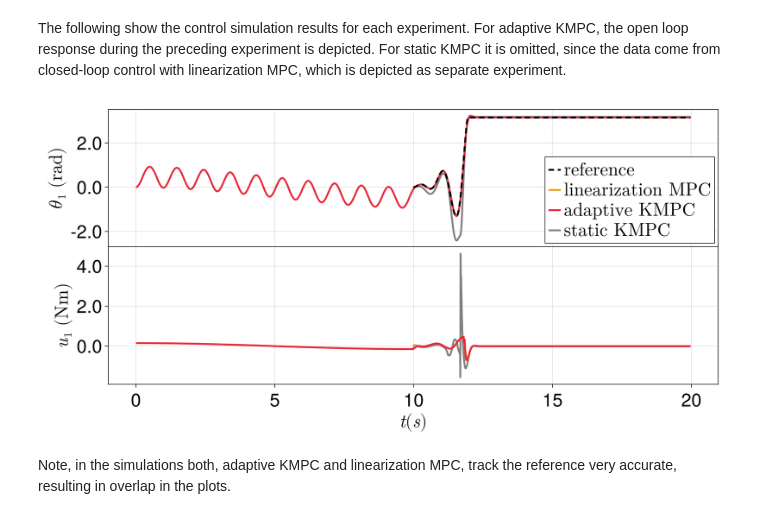
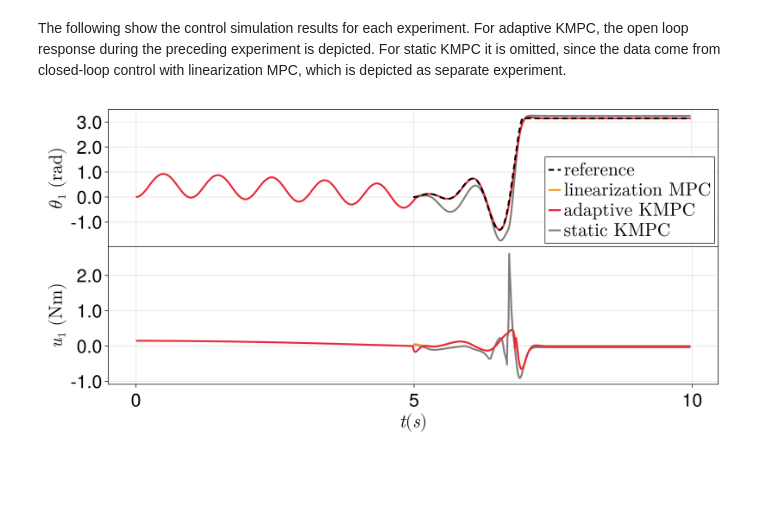
Before and after one commit to adrianodelr/adaptive-koopman-mpc, a Jupyter notebook: src/reference_tracking_single_pendulum.ipynb, the cells around one changed output. Drawn from its saved outputs; the diff is of its cells as text; code cells hidden in the pictures; blank space fills up the shorter version.

```diff
--- a/src/reference_tracking_single_pendulum.ipynb
+++ b/src/reference_tracking_single_pendulum.ipynb
@@ -39,7 +39,7 @@ c1_func(x) = cos(x[1])
 dict = Dictionary([θ1_func, ω1_func, s1_func, c1_func, ω1s1_func, ω1c1_func])
 
 # EDMD parameters
-Nb = 1000                                                     # length of circular buffer, containing data used for EDMD
+Nb = 500                                                      # length of circular buffer, containing data used for EDMD
 edmd_param = EDMDParameters(m_dof, Nb, dict);                 # circular buffer is created within this struct
 
 # Controller parameters
@@ -72,7 +72,7 @@ end
 update_buffer!(X_p, U_p, T_p, akmpc_ctrl)
 
 # Reference tracking
-N = 1000                                                                    # duration of the tracking process is given by h*(N-1) (when the reference trajectory ends, the controller will track the last state)
+N = 500                                                                     # duration of the tracking process is given by h*(N-1) (when the reference trajectory ends, the controller will track the last state)
 X_a = zeros(sp.n, N)
 U_a = zeros(m_dof, N-1)
 T_a = 0:h:h*(N-1)
@@ -90,12 +90,11 @@ Next, **linearization MPC** is carried out. Since the controller relies on model
 Q_l = [1;zeros(1)]*1                        # weights on tracking error (with these weights, emphasis is put only on tracking of the joint angle θ1)
 Qf_l = [1;zeros(1)]*1                       # weights on tracking error, final state
 
-lmpc_ctrl = linearizationMPC(sp, Q_l, Qf_l, R, X_ref, H, constr, h);                 # build linearization controller
+lmpc_ctrl = linearizationMPC(sp, Q_l, Qf_l, R, X_ref, H, constr, h);        # build linearization controller
 
 
 # Reference tracking
 x0 = [0,0]                                                                  # initial state
-N = 1000                                                                    # duration of the tracking process is given by h*(N-1) (when the reference trajectory ends, the controller will track the last state)
 X_l = zeros(sp.n, N)
 U_l = zeros(m_dof, N-1)
 T_l = 0:h:h*(N-1)
@@ -135,23 +132,21 @@ end
 # %% [markdown]
 The following show the control simulation results for each experiment. For adaptive KMPC, the open loop response during the preceding experiment is depicted. For static KMPC it is omitted, since the data come from closed-loop control with linearization MPC, which is depicted as separate experiment.
 # %%
-# (pay attention to execute this cell only once!)
-# append data from predecing experiment and actual tracking process for adaptive KMPC
-X_a = [X_p X_a[:,2:end]]
-U_a = [U_p U_a]
-T_a = [T_p;T_a[2:end].+T_p[end]]
+let X_a=X_a, U_a=U_a, X_s=X_s, U_s=U_s, X_l=X_l, U_l=U_l, X_ref=X_ref, T_a=T_a, T_l=T_l, T_s=T_s, T_ref=T_ref
+    # append data from predecing experiment and actual tracking process for adaptive KMPC
+    X_a = [X_p X_a[:,2:end]]
+    U_a = [U_p U_a]
+    T_a = [T_p;T_a[2:end].+T_p[end]]
 
-# for linearization MPC and static KMPC and reference add time of preceding experiment of adaptive KMPC, such that tracking results are chronologically
-T_l = T_l.+T_p[end]
-T_s = T_s.+T_p[end]
-T_ref = T_ref.+T_p[end]
+    # for linearization MPC and static KMPC and reference add time of preceding experiment of adaptive KMPC, such that tracking results are chronologically
+    T_l = T_l.+T_p[end]
+    T_s = T_s.+T_p[end]
+    T_ref = T_ref.+T_p[end]
 
-# extend reference, since controllers tracked final state (X_ref[end]) after T_ref passed in the simulated experiments
-X_ref = [X_ref X_ref[:,end]]
-T_ref = [T_ref; T_s[end]];
+    # extend reference, since controllers tracked final state (X_ref[end]) after T_ref passed in the simulated experiments
+    X_ref = [X_ref X_ref[:,end]]
+    T_ref = [T_ref; T_s[end]];
+    fig = plot_tracking_results((X_a, U_a, T_a), (X_s, U_s, T_s),  (X_l, U_l, T_l), (X_ref, T_ref))
+end
+# %% [output]
+[figure, added]
-# %%
-fig = plot_tracking_results((X_a, U_a, T_a), (X_s, U_s, T_s),  (X_l, U_l, T_l), (X_ref, T_ref))
-# %% [output]
-[figure, removed]
-# %% [markdown]
-Note, in the simulations both, adaptive KMPC and linearization MPC, track the reference very accurate, resulting in overlap in the plots.
```
Also changed, not shown: parts of 3 cells of this notebook, 2 other files.
